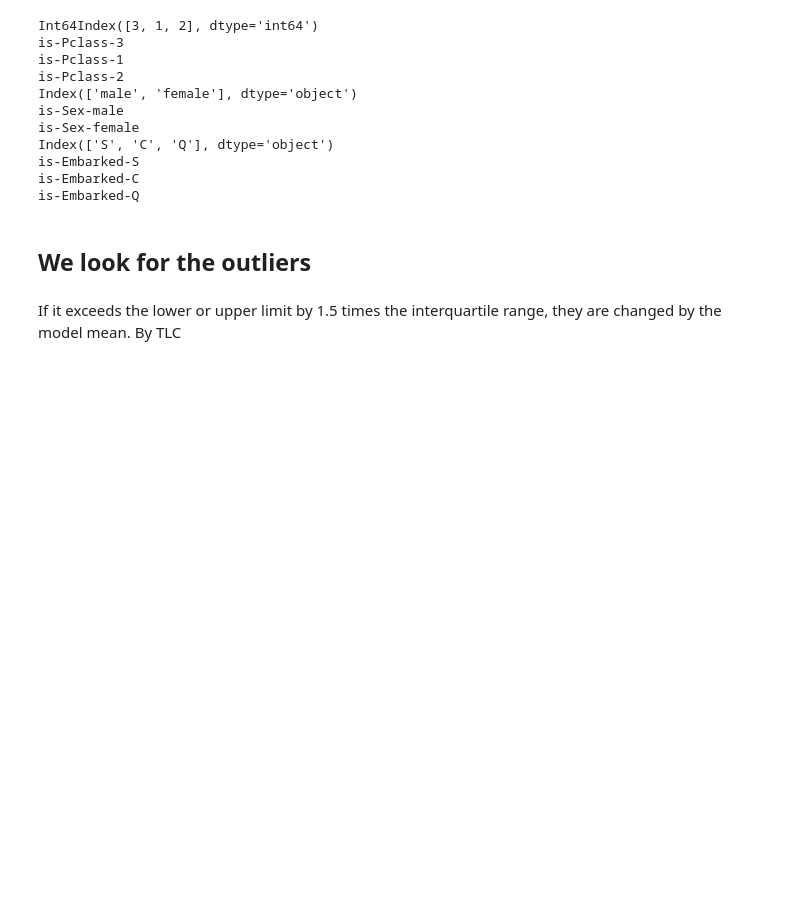
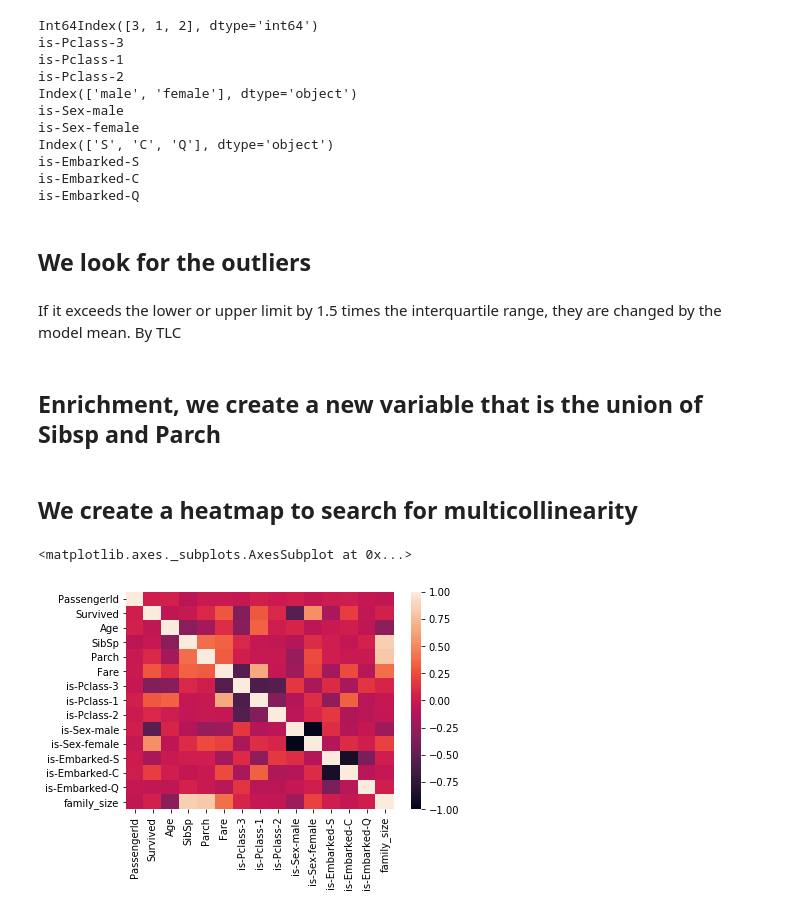
Before and after one commit to AndresNa34/Titanic-ML-Competition, a Jupyter notebook: titanic competition load and cleaning.ipynb, the cells around one changed output. Saved outputs shown, nothing was run; the diff lists cells and outputs as text; code cells hidden in the pictures; blank space fills up the shorter version.

```diff
--- a/titanic competition load and cleaning.ipynb
+++ b/titanic competition load and cleaning.ipynb
@@ -141,3 +141,15 @@ for i in vars_num:
 #Remove if it's null,
     if df[i].isnull().values.any() == True:
         df[i] = df[i].dropna()
+# %% [markdown]
+## Enrichment, we create a new variable that is the union of Sibsp and Parch
+# %%
+df['family_size'] = df['SibSp'] + df['Parch']
+# %% [markdown]
+## We create a heatmap to search for multicollinearity
+# %%
+corr = df.corr()
+sns.heatmap(corr, yticklabels=corr.columns, xticklabels=corr.columns)
+# %% [output]
+<matplotlib.axes._subplots.AxesSubplot at 0x...>
+[figure, added]
```
